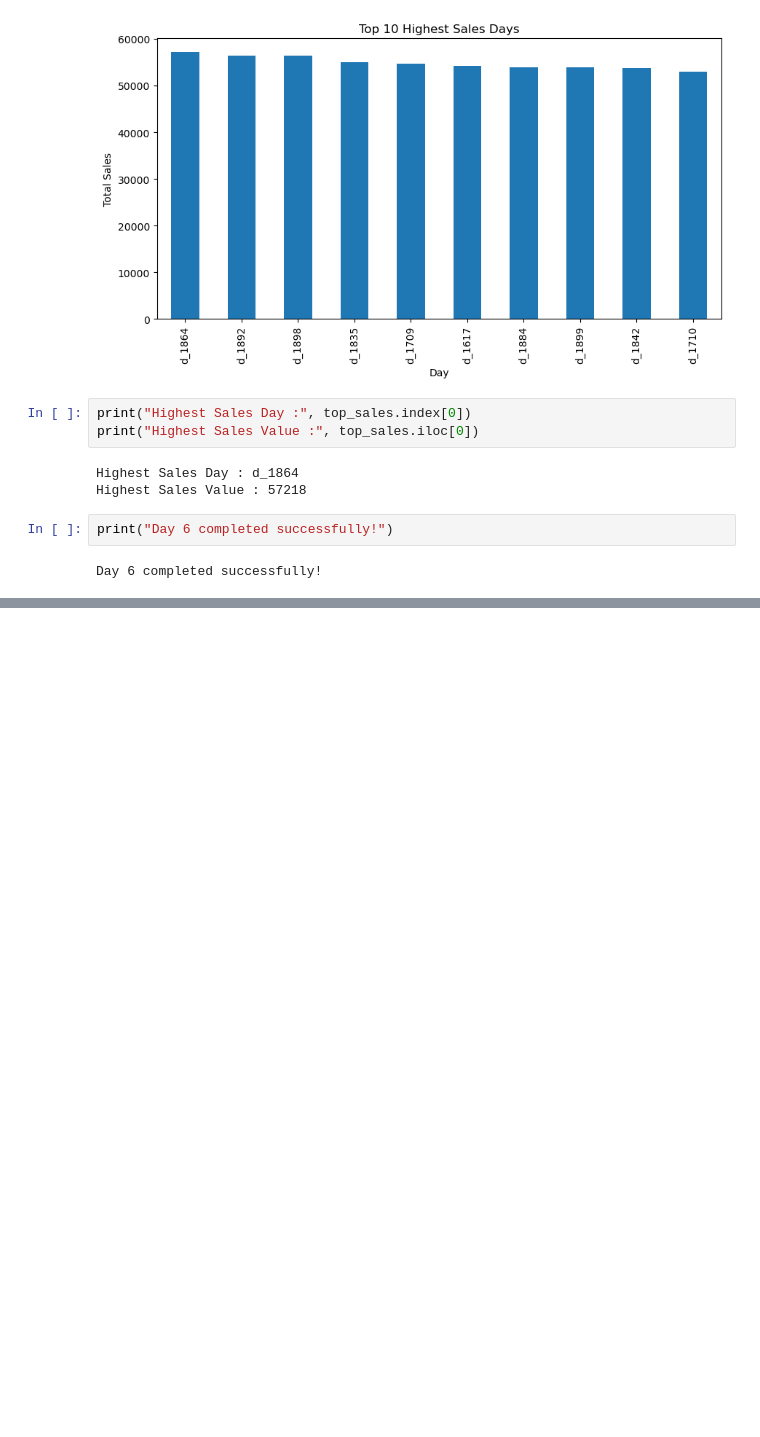
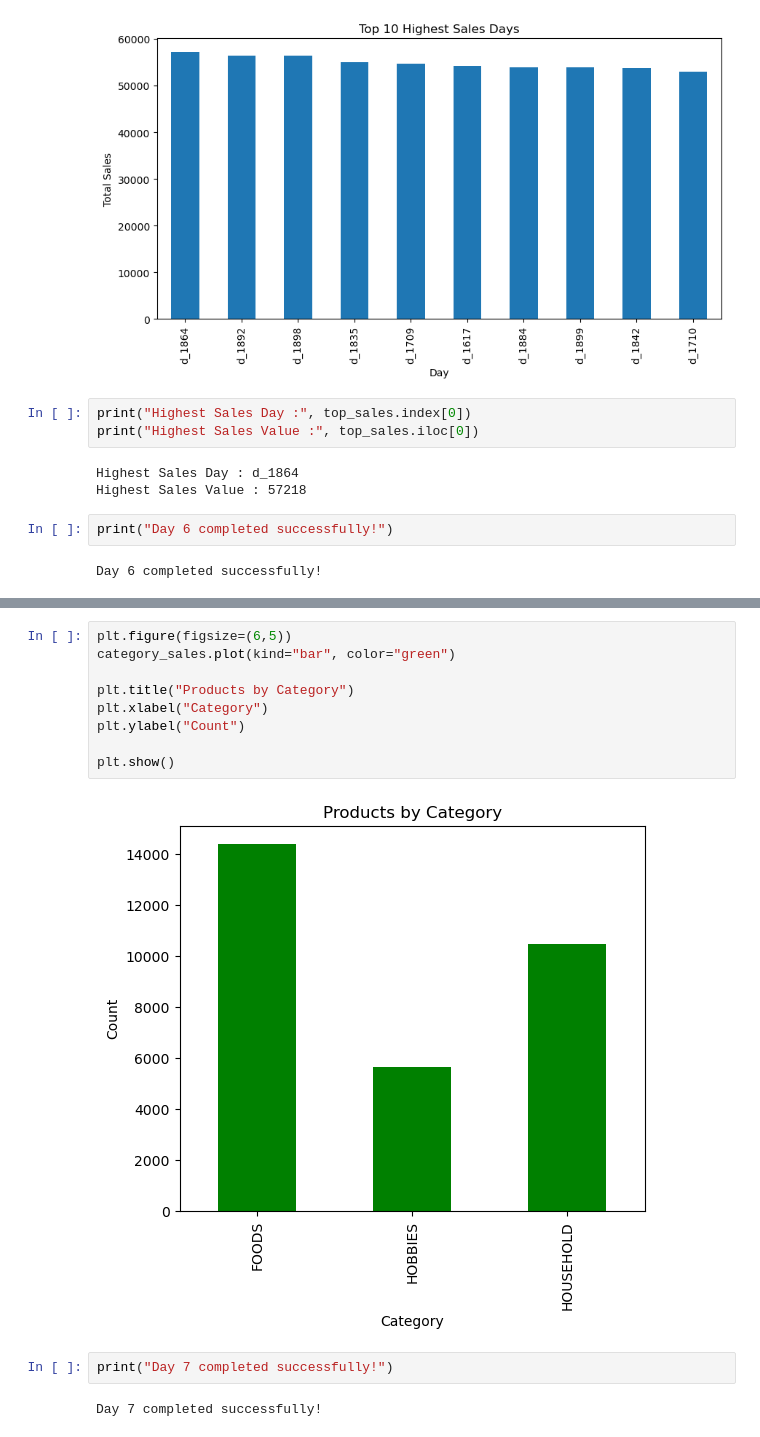
Before and after one commit to PoojaManjunath17/Retail-Demand-Forecasting, a Jupyter notebook: notebooks/Week1_Day1-Copy1.ipynb, the cells around one changed output, grey strips where cells are left out. Cells and saved outputs as stored; diff of their text form; blank space fills up the shorter version.

```diff
--- a/notebooks/Week1_Day1-Copy1.ipynb
+++ b/notebooks/Week1_Day1-Copy1.ipynb
@@ -713,0 +759,15 @@ Day 6 completed successfully!
+# %%
+plt.figure(figsize=(6,5))
+category_sales.plot(kind="bar", color="green")
+
+plt.title("Products by Category")
+plt.xlabel("Category")
+plt.ylabel("Count")
+
+plt.show()
+# %% [output]
+[figure, added]
+# %%
+print("Day 7 completed successfully!")
+# %% [output]
+Day 7 completed successfully!
```
Also changed, not shown: parts of 4 cells of this notebook.
